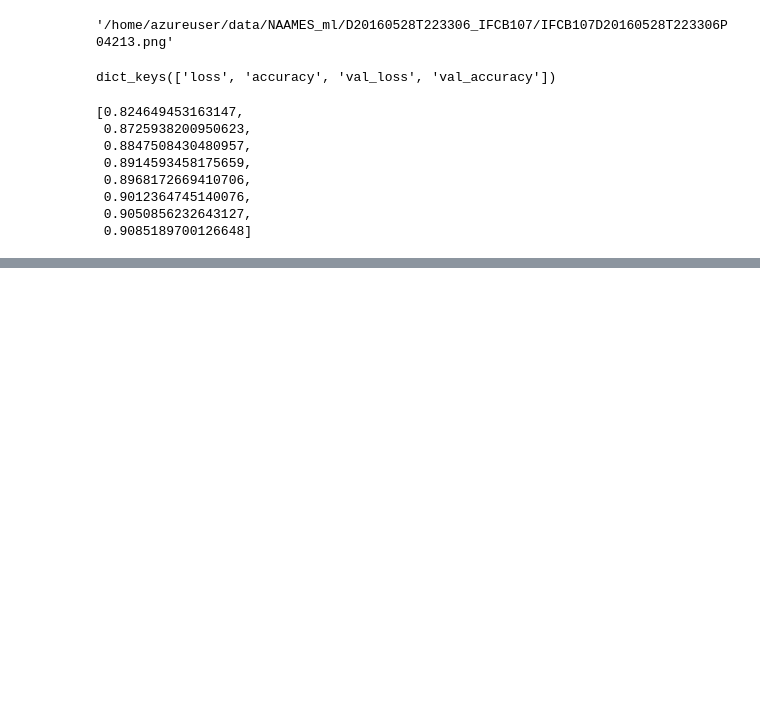
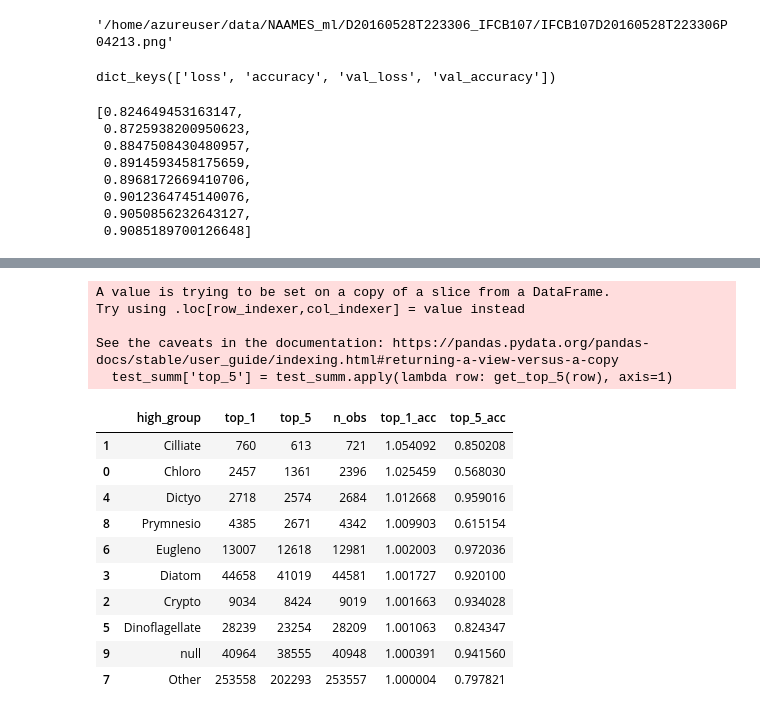
Before and after one commit to ifcb-utopia/ml-workflow, a Jupyter notebook: notebooks/CNN-v1-b.ipynb, the cells around one changed output, grey strips where cells are left out. Cells and saved outputs as stored; diff of their text form; code cells hidden in the pictures; blank space fills up the shorter version.

```diff
--- a/notebooks/CNN-v1-b.ipynb
+++ b/notebooks/CNN-v1-b.ipynb
@@ -375,7 +363,7 @@ for df in test_split:
     top_1 = [np.argmax(i) for i in predictions]
     df['pred_label'] = top_1
     df['true_label'] = [np.argmax(i) for i in test_labels]
-    df['is_correct'] = df.apply(lambda row: is_correct(row), axis=1)
+    df['is_correct'] = df.apply(lambda row: du.is_correct(row), axis=1)
     df_out = pd.merge(df, pred_frame, on = 'full_path', how='left')
     test_preds.append(df_out)
     print('completed ' + str(n) + ' of 10 testing subsets')
@@ -440,24 +433,40 @@ float(sum(test_eval.is_correct))/float(len(test_eval))
 # --
 # make reference for reviewing by class model accuracy
 
-test_summ = test_eval[[ u'image_path', u'label', u'pred_label', u'true_label', u'is_correct',
+test_summ = test_eval[[ u'full_path', u'high_group', u'pred_label', u'true_label', u'is_correct',
                               0,                        1,
                               2,                        3,
                               4,                        5,
                               6,                        7,
-                              8,                        9,
-                             10]]
+                              8,                        9]]
 # %%
 # add top 5 accuracy score to output & build by class summary frame
 
-test_summ['top_5'] = test_summ.apply(lambda row: get_top_5(row), axis=1)
+test_summ['top_5'] = test_summ.apply(lambda row: du.get_top_5(row), axis=1)
 
-test_agg = test_summ.groupby('label').agg({'image_path' : 'count', 'is_correct' : 'sum', 'top_5' : 'sum'})
+test_agg = test_summ.groupby('high_group').agg({'full_path' : 'count', 'is_correct' : 'sum', 'top_5' : 'sum'})
 test_agg.reset_index(inplace=True)
-test_agg.columns = ['label', 'top_1', 'top_5', 'n_obs']
-test_agg['top_1_acc'] = test_agg.apply(lambda row: get_percent(row, 'top_1'), axis=1)
-test_agg['top_5_acc'] = test_agg.apply(lambda row: get_percent(row, 'top_5'), axis=1)
+test_agg.columns = ['high_group', 'top_1', 'top_5', 'n_obs']
+test_agg['top_1_acc'] = test_agg.apply(lambda row: du.get_percent(row, 'top_1'), axis=1)
+test_agg['top_5_acc'] = test_agg.apply(lambda row: du.get_percent(row, 'top_5'), axis=1)
 
 
-test_summ.to_csv('./model-summary-cnn-v1-c.csv', index=False)
+test_summ.to_csv('./model-summary-cnn-v1-b2.csv', index=False)
 test_agg.sort_values('top_1_acc', ascending=False)
+# %% [output]
+A value is trying to be set on a copy of a slice from a DataFrame.
+Try using .loc[row_indexer,col_indexer] = value instead
+
+See the caveats in the documentation: https://pandas.pydata.org/pandas-docs/stable/user_guide/indexing.html#returning-a-view-versus-a-copy
+  test_summ['top_5'] = test_summ.apply(lambda row: get_top_5(row), axis=1)
+|  | high_group | top_1 | top_5 | n_obs | top_1_acc | top_5_acc |
+| 1 | Cilliate | 760 | 613 | 721 | 1.054092 | 0.850208 |
+| 0 | Chloro | 2457 | 1361 | 2396 | 1.025459 | 0.568030 |
+| 4 | Dictyo | 2718 | 2574 | 2684 | 1.012668 | 0.959016 |
+| 8 | Prymnesio | 4385 | 2671 | 4342 | 1.009903 | 0.615154 |
+| 6 | Eugleno | 13007 | 12618 | 12981 | 1.002003 | 0.972036 |
+| 3 | Diatom | 44658 | 41019 | 44581 | 1.001727 | 0.920100 |
+| 2 | Crypto | 9034 | 8424 | 9019 | 1.001663 | 0.934028 |
+| 5 | Dinoflagellate | 28239 | 23254 | 28209 | 1.001063 | 0.824347 |
+| 9 | null | 40964 | 38555 | 40948 | 1.000391 | 0.941560 |
+| 7 | Other | 253558 | 202293 | 253557 | 1.000004 | 0.797821 |
```
Also changed, not shown: parts of 6 cells of this notebook.
